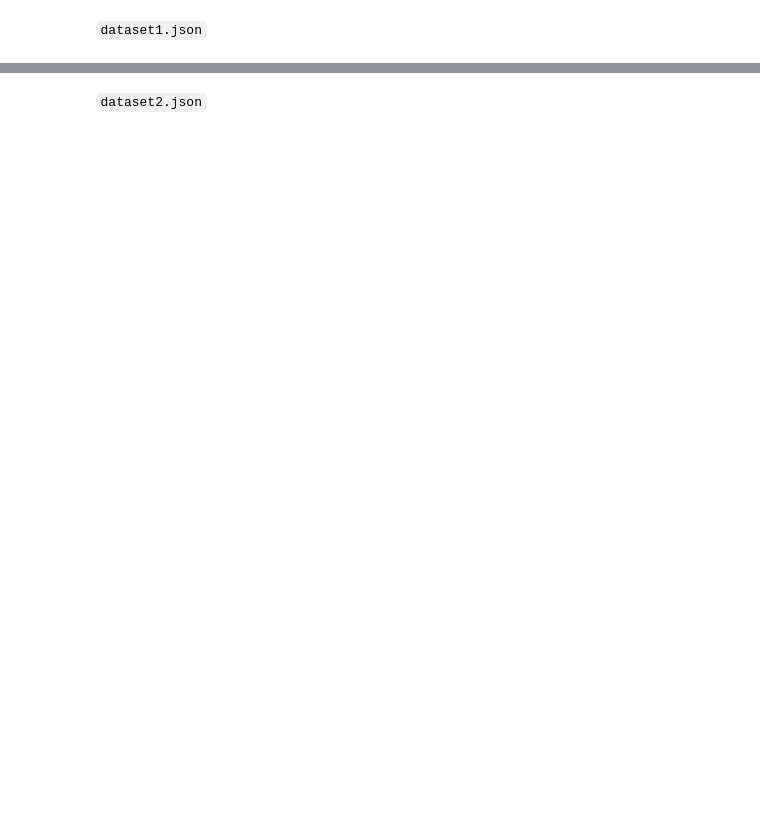
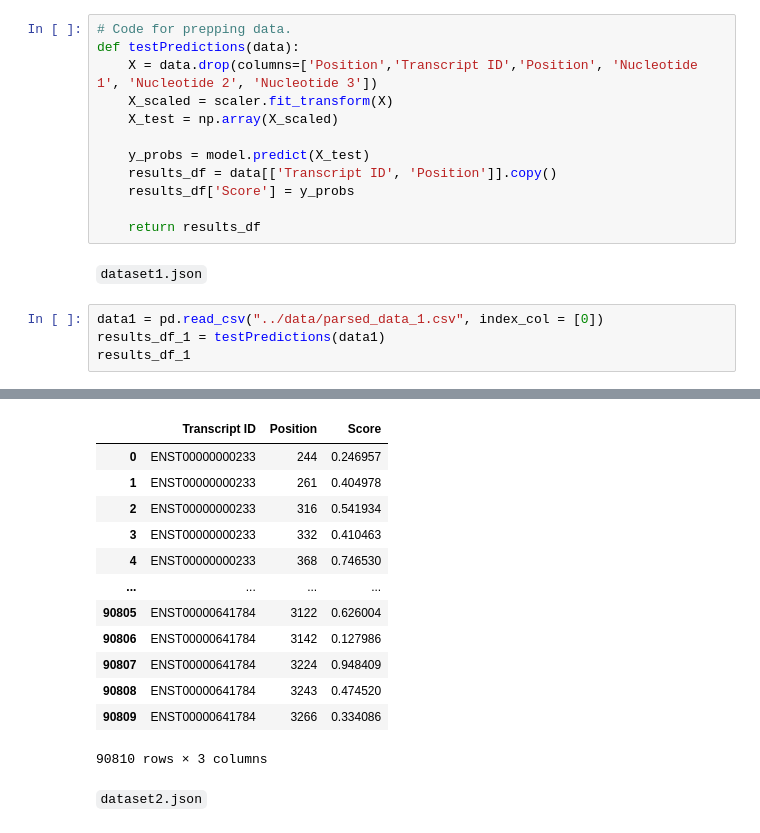
Before and after one commit to ASandHamwich/dsa4262-sequenceseekers, a Jupyter notebook: models/arnold-mlp-1.ipynb, the cells around one changed output, grey strips where cells are left out. Drawn from its saved outputs; the diff is of its cells as text; blank space fills up the shorter version.

Commit message:
Saved MLP model for future use. Created entries for leaderboard submission.

```diff
--- a/models/arnold-mlp-1.ipynb
+++ b/models/arnold-mlp-1.ipynb
@@ -212,2 +228,19 @@ results_df
+# %%
+# Code for prepping data.
+def testPredictions(data):
+    X = data.drop(columns=['Position','Transcript ID','Position', 'Nucleotide 1', 'Nucleotide 2', 'Nucleotide 3'])
+    X_scaled = scaler.fit_transform(X)
+    X_test = np.array(X_scaled)
+
+    y_probs = model.predict(X_test)
+    results_df = data[['Transcript ID', 'Position']].copy()
+    results_df['Score'] = y_probs
+
+    return results_df
 # %% [markdown]
 `dataset1.json`
+# %%
+data1 = pd.read_csv("../data/parsed_data_1.csv", index_col = [0])
+results_df_1 = testPredictions(data1)
+results_df_1
+# %% [output]
@@ -214,2 +248,15 @@ results_df
+|  | Transcript ID | Position | Score |
+| 0 | ENST00000000233 | 244 | 0.246957 |
+| 1 | ENST00000000233 | 261 | 0.404978 |
+| 2 | ENST00000000233 | 316 | 0.541934 |
+| 3 | ENST00000000233 | 332 | 0.410463 |
+| 4 | ENST00000000233 | 368 | 0.746530 |
+| ... | ... | ... | ... |
+| 90805 | ENST00000641784 | 3122 | 0.626004 |
+| 90806 | ENST00000641784 | 3142 | 0.127986 |
+| 90807 | ENST00000641784 | 3224 | 0.948409 |
+| 90808 | ENST00000641784 | 3243 | 0.474520 |
+| 90809 | ENST00000641784 | 3266 | 0.334086 |
+90810 rows × 3 columns
 # %% [markdown]
 `dataset2.json`
```
Also changed, not shown: parts of 14 cells of this notebook, 4 other files.
